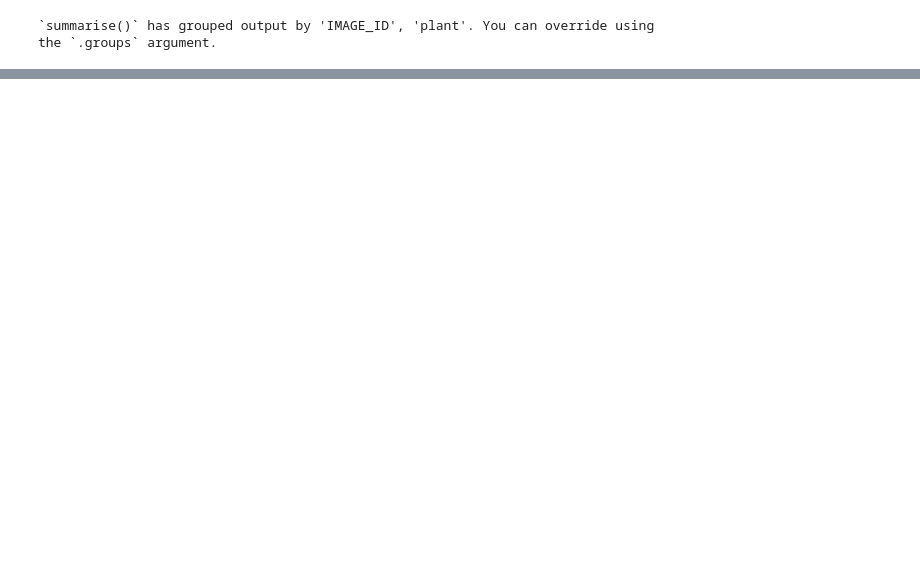
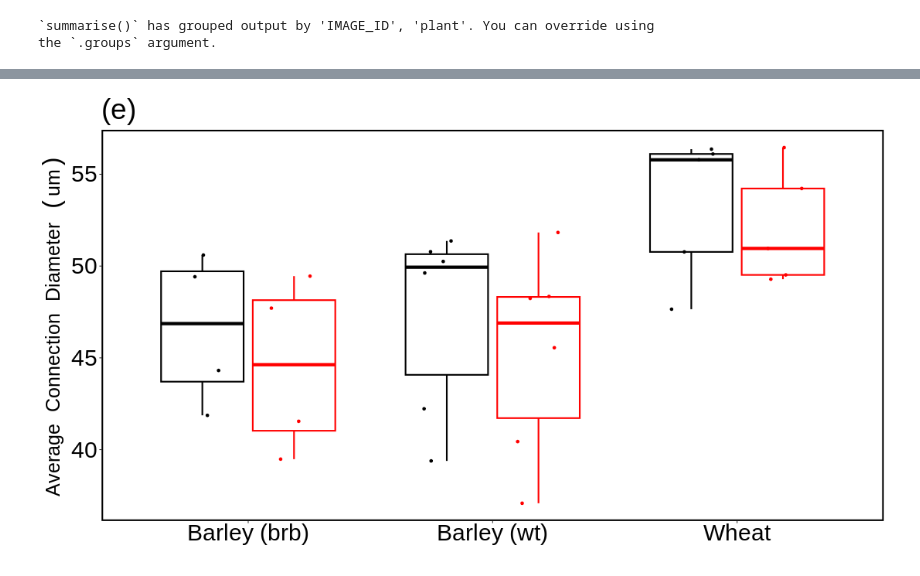
Before and after one commit to RichardHarwood/root_hairs_rhizosphere_soil, a Jupyter notebook: Pore_Network_Paper_R_code.ipynb, the cells around one changed output, grey strips where cells are left out. Drawn from its saved outputs; the diff is of its cells as text; code cells hidden in the pictures; blank space fills up the shorter version.

```diff
--- a/Pore_Network_Paper_R_code.ipynb
+++ b/Pore_Network_Paper_R_code.ipynb
@@ -95,0 +172,13 @@ pore_regions_gg<-pore_regions %>%
+# %%
+ %%R  -w 1100 -h 600 -u px
+throat_diameter_gg<-throat_diameter %>%
+  ggplot(aes(x=plant, y=average_throat_diameter_mean))+
+  ggtitle(("(e)"))+
+  geom_boxplot(aes(x=as.factor(plant), y=average_throat_diameter_mean,color=ring),outlier.shape = NA, size=1)+
+  geom_point(aes(color= ring), alpha = 1,
+             position = position_jitterdodge(jitter.width = 0.2))+
+  labs(y=(bquote(Average~Connection~Diameter~(um))), x = "",element_text(size = 6))+
+  scale_color_manual(values = custom_colors)+
+  my_theme;throat_diameter_gg
+# %% [output]
+[figure, added]
```
Also changed, not shown: parts of 21 cells of this notebook.
